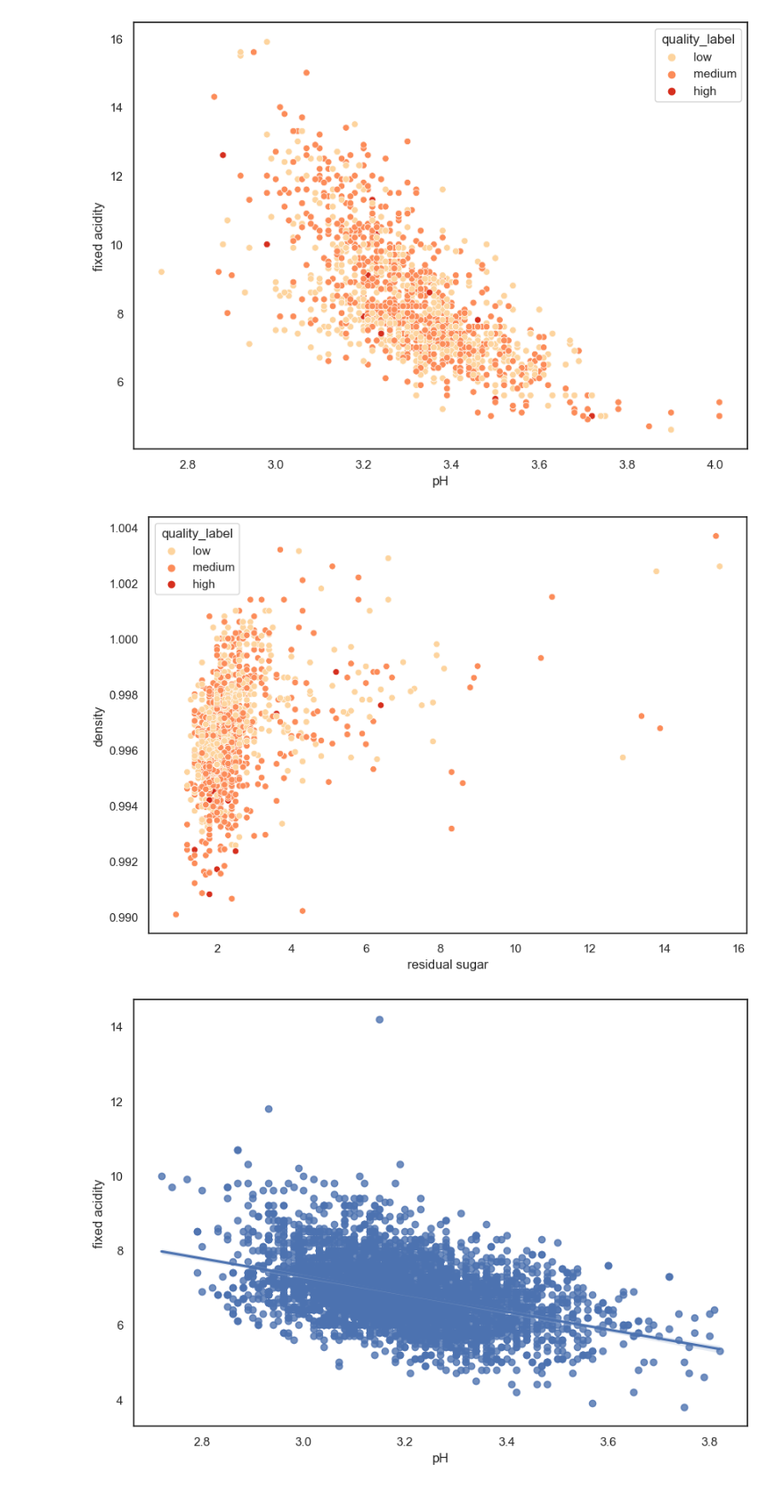
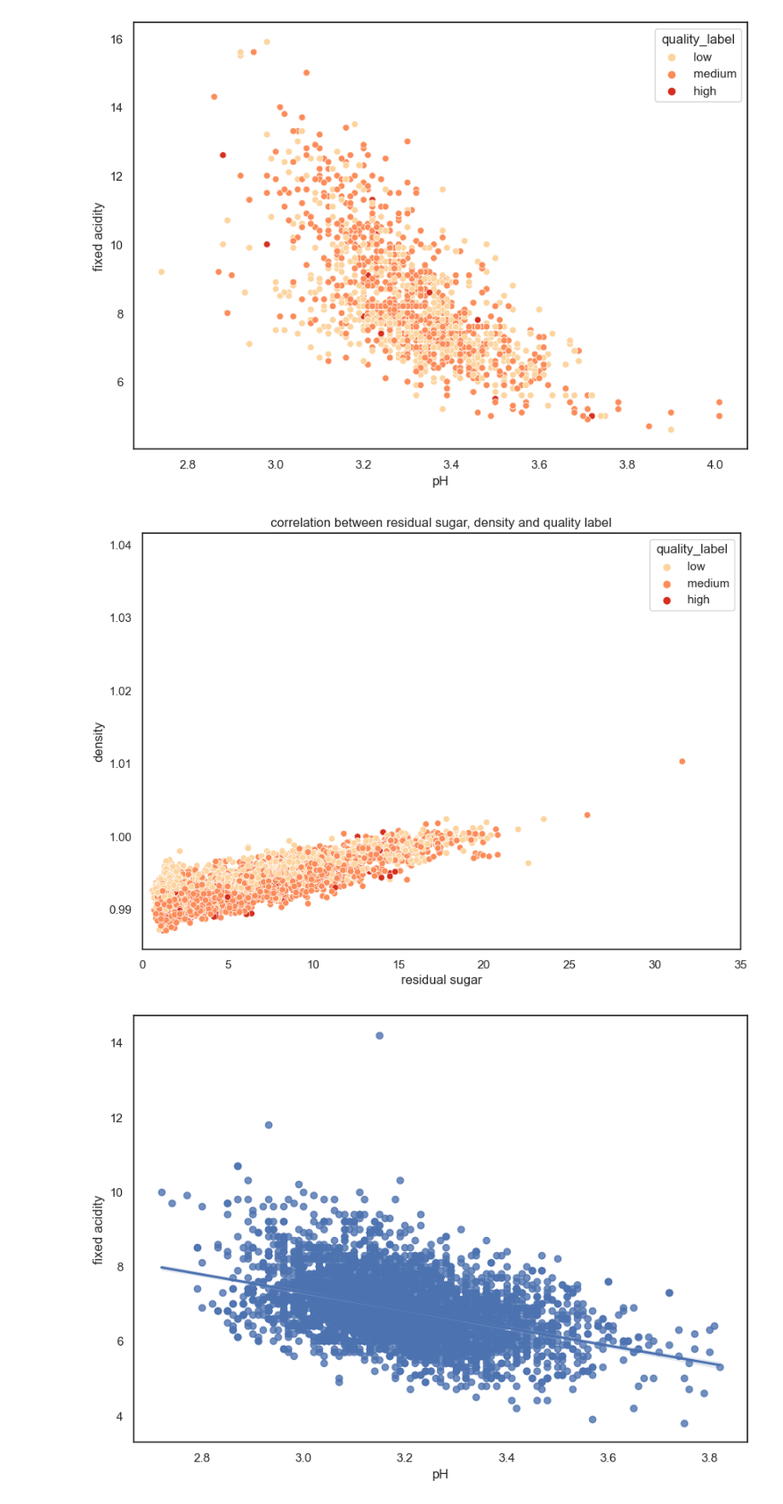
Before and after one commit to satomi26/Project-2, a Jupyter notebook: wine_2.ipynb, the cells around one changed output. Shown at 89% size. Saved outputs shown, nothing was run; the diff lists cells and outputs as text; code cells hidden in the pictures.

```diff
--- a/wine_2.ipynb
+++ b/wine_2.ipynb
@@ -292,11 +292,13 @@ plt.show()
 [figure]
 # %%
 plt.figure(figsize =(10,7))
-sns.scatterplot(data=df_red, x="residual sugar", y="density",hue="quality_label",
+sns.scatterplot(data=df_white, x="residual sugar", y="density",hue="quality_label",
                hue_order = ["low", "medium", "high"], palette = "OrRd")
+plt.xlim(0,35)
+plt.title("correlation between residual sugar, density and quality label")
 plt.show()
 # %% [output]
-[figure, old version]
+[figure, new version]
 # %%
 plt.figure(figsize =(10,7))
 sns.regplot(data=df_white, x="pH", y="fixed acidity", )
```
Also changed, not shown: parts of 3 cells of this notebook, 1 other file.
